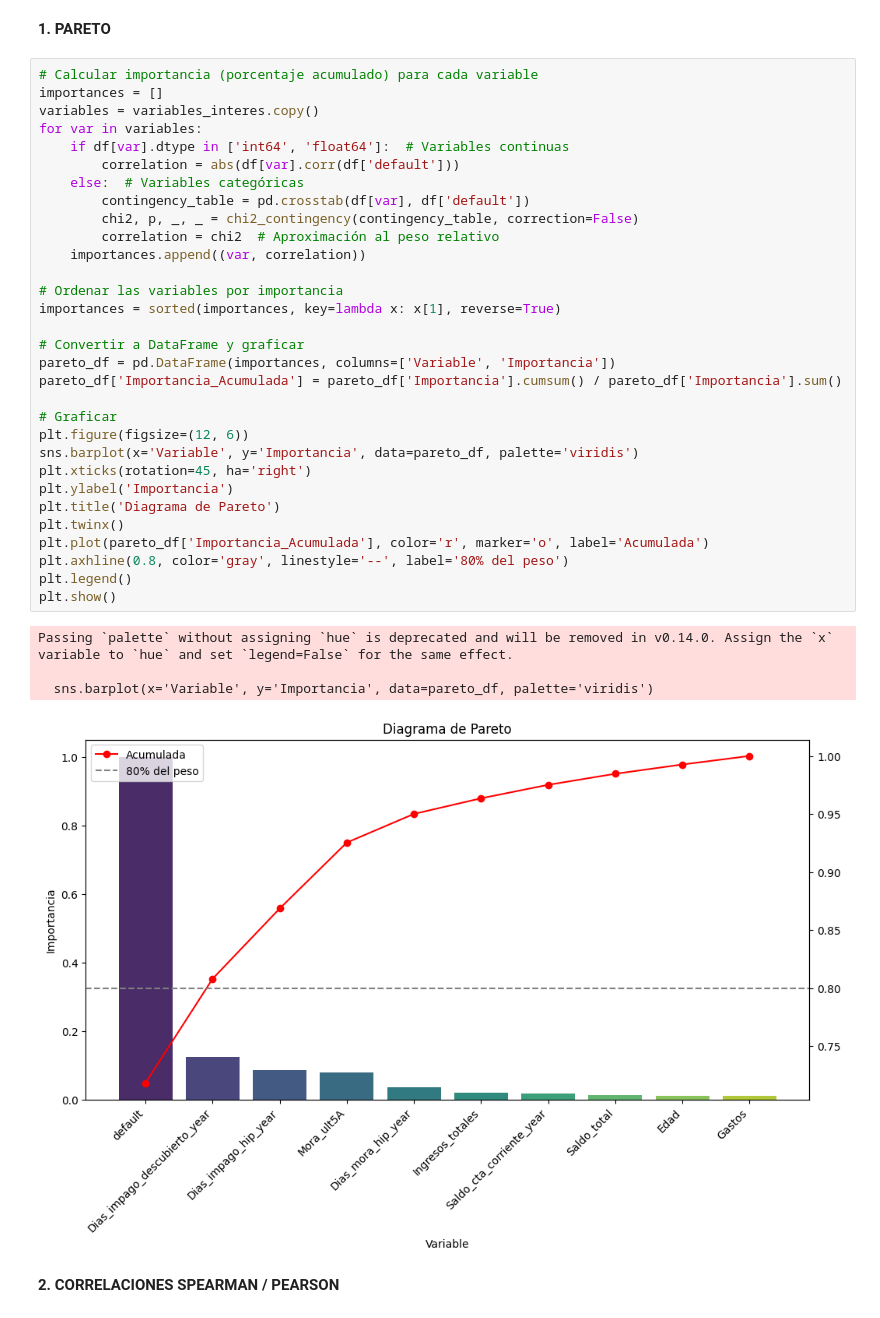
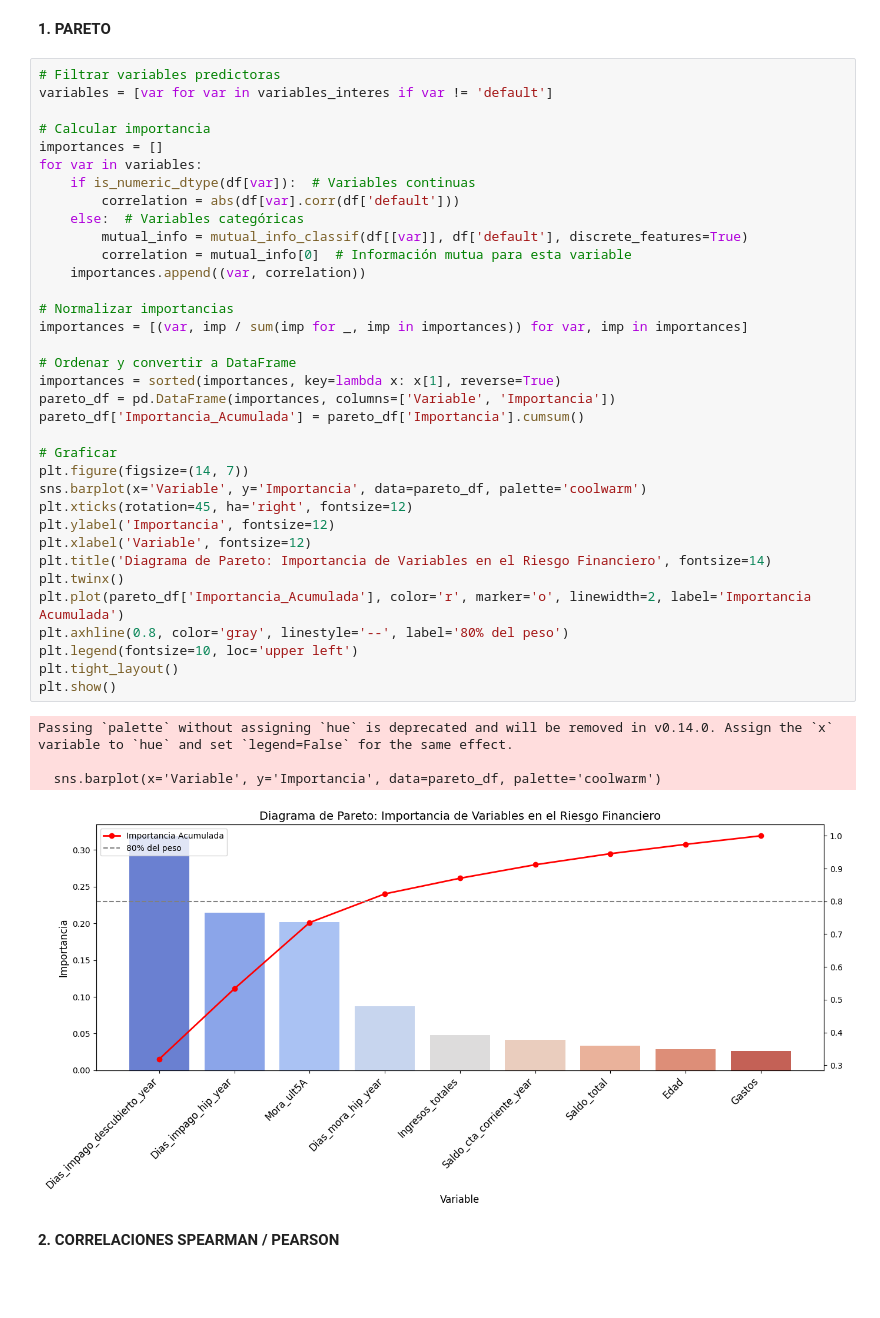
Before and after one commit to martamateosgon/Finanzas_MS, a Jupyter notebook: 2_marta_nagore.ipynb, the cells around one changed output. Cells and saved outputs as stored; diff of their text form; blank space fills up the shorter version.

Commit message:
pareto, pearson, chi

```diff
--- a/2_marta_nagore.ipynb
+++ b/2_marta_nagore.ipynb
@@ -379,40 +392,44 @@ filtered_corr_matrix2.sort_values(by='Correlacion', ascending=False).reset_index
 # %% [markdown]
 **1. PARETO**
 # %%
-# Calcular importancia (porcentaje acumulado) para cada variable
+# Filtrar variables predictoras
+variables = [var for var in variables_interes if var != 'default']
+
+# Calcular importancia
 importances = []
-variables = variables_interes.copy()
 for var in variables:
-    if df[var].dtype in ['int64', 'float64']:  # Variables continuas
+    if is_numeric_dtype(df[var]):  # Variables continuas
         correlation = abs(df[var].corr(df['default']))
     else:  # Variables categóricas
-        contingency_table = pd.crosstab(df[var], df['default'])
-        chi2, p, _, _ = chi2_contingency(contingency_table, correction=False)
-        correlation = chi2  # Aproximación al peso relativo
+        mutual_info = mutual_info_classif(df[[var]], df['default'], discrete_features=True)
+        correlation = mutual_info[0]  # Información mutua para esta variable
     importances.append((var, correlation))
 
-# Ordenar las variables por importancia
+# Normalizar importancias
+importances = [(var, imp / sum(imp for _, imp in importances)) for var, imp in importances]
+
+# Ordenar y convertir a DataFrame
 importances = sorted(importances, key=lambda x: x[1], reverse=True)
-
-# Convertir a DataFrame y graficar
 pareto_df = pd.DataFrame(importances, columns=['Variable', 'Importancia'])
-pareto_df['Importancia_Acumulada'] = pareto_df['Importancia'].cumsum() / pareto_df['Importancia'].sum()
+pareto_df['Importancia_Acumulada'] = pareto_df['Importancia'].cumsum()
 
 # Graficar
-plt.figure(figsize=(12, 6))
-sns.barplot(x='Variable', y='Importancia', data=pareto_df, palette='viridis')
-plt.xticks(rotation=45, ha='right')
-plt.ylabel('Importancia')
-plt.title('Diagrama de Pareto')
+plt.figure(figsize=(14, 7))
+sns.barplot(x='Variable', y='Importancia', data=pareto_df, palette='coolwarm')
+plt.xticks(rotation=45, ha='right', fontsize=12)
+plt.ylabel('Importancia', fontsize=12)
+plt.xlabel('Variable', fontsize=12)
+plt.title('Diagrama de Pareto: Importancia de Variables en el Riesgo Financiero', fontsize=14)
 plt.twinx()
-plt.plot(pareto_df['Importancia_Acumulada'], color='r', marker='o', label='Acumulada')
+plt.plot(pareto_df['Importancia_Acumulada'], color='r', marker='o', linewidth=2, label='Importancia Acumulada')
 plt.axhline(0.8, color='gray', linestyle='--', label='80% del peso')
-plt.legend()
+plt.legend(fontsize=10, loc='upper left')
+plt.tight_layout()
 plt.show()
 # %% [output]
 Passing `palette` without assigning `hue` is deprecated and will be removed in v0.14.0. Assign the `x` variable to `hue` and set `legend=False` for the same effect.
 
-  sns.barplot(x='Variable', y='Importancia', data=pareto_df, palette='viridis')
+  sns.barplot(x='Variable', y='Importancia', data=pareto_df, palette='coolwarm')
-[figure, old version]
+[figure, new version]
 # %% [markdown]
 **2. CORRELACIONES SPEARMAN / PEARSON**
```
Also changed, not shown: parts of 9 cells of this notebook.
